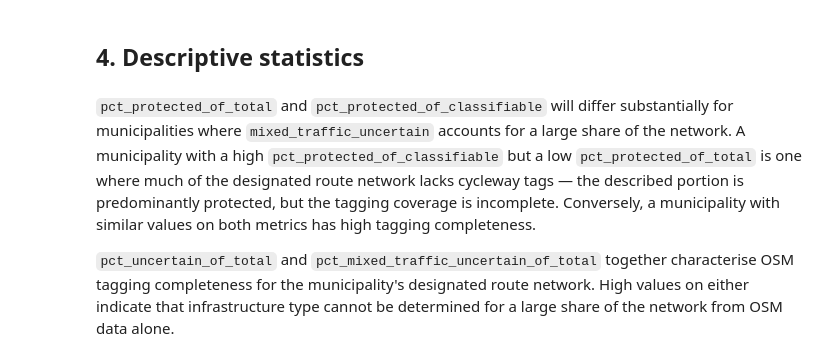
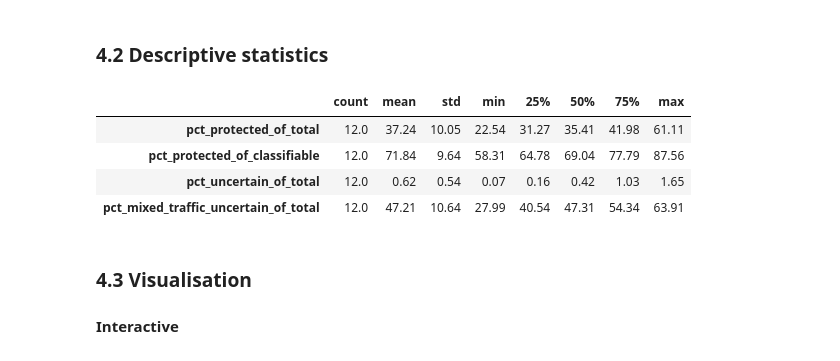
Before and after one commit to Vanessa-dev-spatial/osm-analysis, a Jupyter notebook: thesis_pipeline/07_bicycle_route_infrastructure_per_side_metrics.ipynb, the cells around one changed output. Cells and saved outputs as stored; diff of their text form; code cells hidden in the pictures.

```diff
--- a/thesis_pipeline/07_bicycle_route_infrastructure_per_side_metrics.ipynb
+++ b/thesis_pipeline/07_bicycle_route_infrastructure_per_side_metrics.ipynb
@@ -160,16 +310,41 @@ FROM bicycle_route_infrastructure_metrics_by_municipality
+# %%
+bicycle_route_infrastructure_metrics_by_province = calculate_infrastructure_metrics_per_spatial_unit(
+    per_side_per_spatial_unit_table='bicycle_route_infrastructure_per_side_per_province',
+    spatial_unit_table='provinces_arrow',
+    spatial_unit_code='province_code',
+    spatial_unit_name='province_name',
+    spatial_unit_geometry='geometry',
+    spatial_unit_areakm2='area_km2',
+    spatial_unit_population='population',
+)
+
+bicycle_route_infrastructure_metrics_by_province_gdf = gpd.GeoDataFrame.from_arrow(
+    bicycle_route_infrastructure_metrics_by_province.arrow()
+)
 # %% [markdown]
-## 4. Descriptive statistics
+### 4.2 Descriptive statistics
 # %%
-infra_metrics = [
+infra_metrics_province = [
     'pct_protected_of_total',
     'pct_protected_of_classifiable',
     'pct_uncertain_of_total',
-    'pct_mixed_traffic_uncertain_of_total'
+    'pct_mixed_traffic_uncertain_of_total',
 ]
 
-desc = bicycle_route_infrastructure_metrics_by_municipality_gdf[infra_metrics].describe().T
-display(desc.round(2))
+bicycle_route_infrastructure_stats_by_province = (
+    bicycle_route_infrastructure_metrics_by_province_gdf[infra_metrics_province]
+    .describe()
+    .T
+    .round(2)
+)
+bicycle_route_infrastructure_stats_by_province
+# %% [output]
+|  | count | mean | std | min | 25% | 50% | 75% | max |
+| pct_protected_of_total | 12.0 | 37.24 | 10.05 | 22.54 | 31.27 | 35.41 | 41.98 | 61.11 |
+| pct_protected_of_classifiable | 12.0 | 71.84 | 9.64 | 58.31 | 64.78 | 69.04 | 77.79 | 87.56 |
+| pct_uncertain_of_total | 12.0 | 0.62 | 0.54 | 0.07 | 0.16 | 0.42 | 1.03 | 1.65 |
+| pct_mixed_traffic_uncertain_of_total | 12.0 | 47.21 | 10.64 | 27.99 | 40.54 | 47.31 | 54.34 | 63.91 |
-# %% [markdown]
-`pct_protected_of_total` and `pct_protected_of_classifiable` will differ substantially for municipalities where `mixed_traffic_uncertain` accounts for a large share of the network. A municipality with a high `pct_protected_of_classifiable` but a low `pct_protected_of_total` is one where much of the designated route network lacks cycleway tags — the described portion is predominantly protected, but the tagging coverage is incomplete. Conversely, a municipality with similar values on both metrics has high tagging completeness.
-
-`pct_uncertain_of_total` and `pct_mixed_traffic_uncertain_of_total` together characterise OSM tagging completeness for the municipality's designated route network. High values on either indicate that infrastructure type cannot be determined for a large share of the network from OSM data alone.
+# %% [markdown]
+### 4.3 Visualisation
+
+#### Interactive
```
Also changed, not shown: parts of 32 cells of this notebook.
